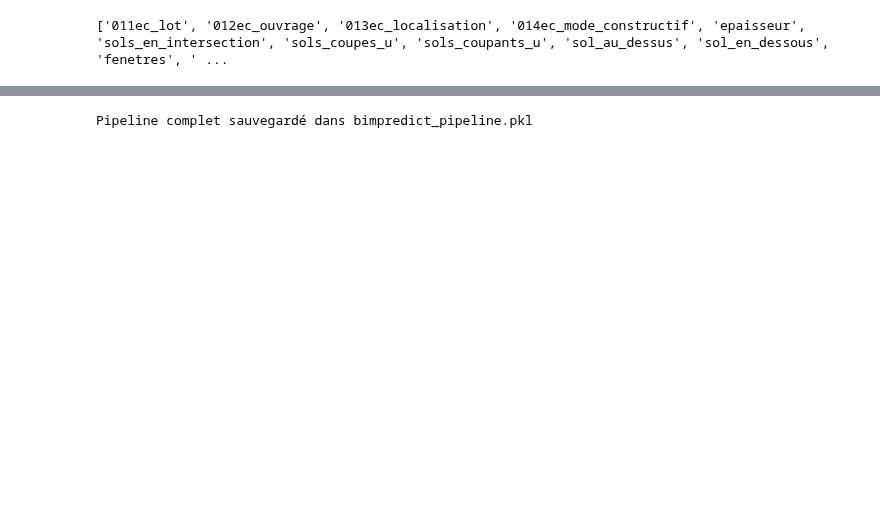
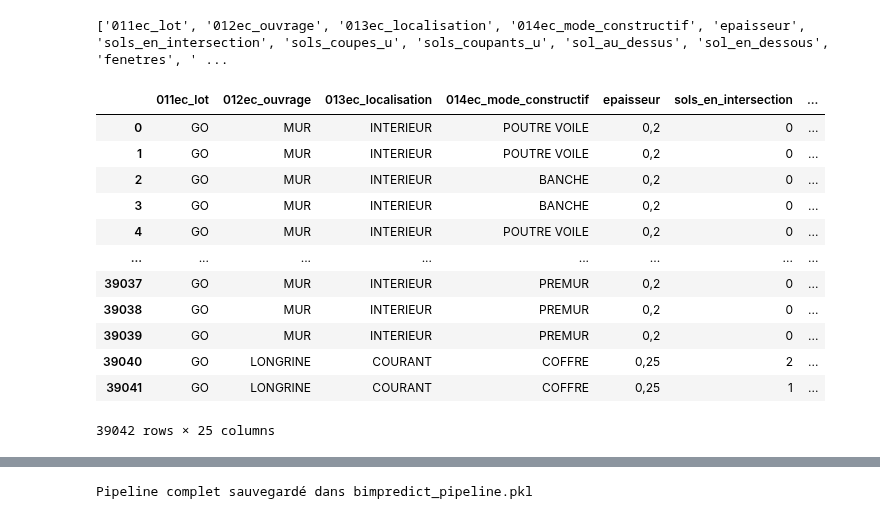
Before and after one commit to fqbq69/BIMpredict-, a Jupyter notebook: notebooks/fabian/RandomForest"murs".ipynb, the cells around one changed output, grey strips where cells are left out. Cells and saved outputs as stored; diff of their text form; code cells hidden in the pictures; blank space fills up the shorter version.

```diff
--- a/notebooks/fabian/RandomForest"murs".ipynb
+++ b/notebooks/fabian/RandomForest"murs".ipynb
@@ -148,0 +118,28 @@ murs_concat
+# %%
+colonnes_a_garder = [
+    "011EC_Lot",
+    "012EC_Ouvrage",
+    "013EC_Localisation",
+    "014EC_Mode Constructif",
+    "Epaisseur",
+    "Sols en intersection",
+    "Sols coupés (u)",
+    "Sols coupants (u)",
+    "Sol au-dessus",
+    "Sol en-dessous",
+    "Fenêtres",
+    "Portes",
+    "Ouvertures",
+    "Murs imbriqués",
+    "Mur multicouche",
+    "Profil modifié",
+    "Extension inférieure",
+    "Extension supérieure",
+    "Partie inférieure attachée",
+    "Partie supérieure attachée",
+    "Décalage supérieur",
+    "Décalage inférieur",
+    "Matériau structurel",
+    "Famille et type",
+    "Nom",
+]
@@ -168,3 +167,19 @@ murs_concat.columns = [clean_col(c) for c in murs_concat.columns]
 print(murs_concat.columns.tolist())
 # %% [output]
 ['011ec_lot', '012ec_ouvrage', '013ec_localisation', '014ec_mode_constructif', 'epaisseur', 'sols_en_intersection', 'sols_coupes_u', 'sols_coupants_u', 'sol_au_dessus', 'sol_en_dessous', 'fenetres', ' ...
+# %%
+murs_concat
+# %% [output]
+|  | 011ec_lot | 012ec_ouvrage | 013ec_localisation | 014ec_mode_constructif | epaisseur | sols_en_intersection | ... |
+| 0 | GO | MUR | INTERIEUR | POUTRE VOILE | 0,2 | 0 | ... |
+| 1 | GO | MUR | INTERIEUR | POUTRE VOILE | 0,2 | 0 | ... |
+| 2 | GO | MUR | INTERIEUR | BANCHE | 0,2 | 0 | ... |
+| 3 | GO | MUR | INTERIEUR | BANCHE | 0,2 | 0 | ... |
+| 4 | GO | MUR | INTERIEUR | POUTRE VOILE | 0,2 | 0 | ... |
+| ... | ... | ... | ... | ... | ... | ... | ... |
+| 39037 | GO | MUR | INTERIEUR | PREMUR | 0,2 | 0 | ... |
+| 39038 | GO | MUR | INTERIEUR | PREMUR | 0,2 | 0 | ... |
+| 39039 | GO | MUR | INTERIEUR | PREMUR | 0,2 | 0 | ... |
+| 39040 | GO | LONGRINE | COURANT | COFFRE | 0,25 | 2 | ... |
+| 39041 | GO | LONGRINE | COURANT | COFFRE | 0,25 | 1 | ... |
+39042 rows × 25 columns
```
Also changed, not shown: parts of 49 cells of this notebook.
